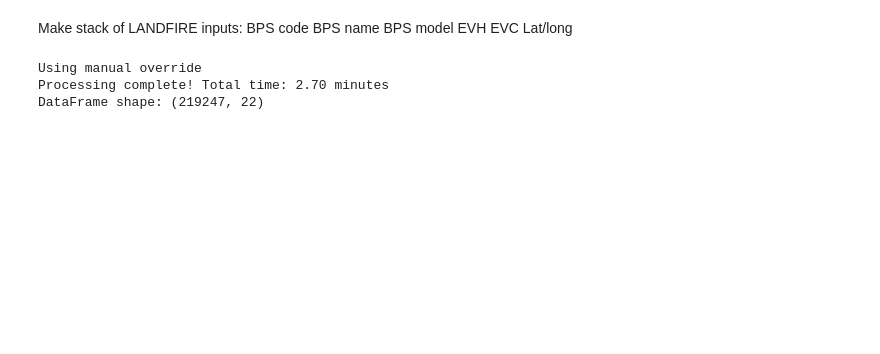
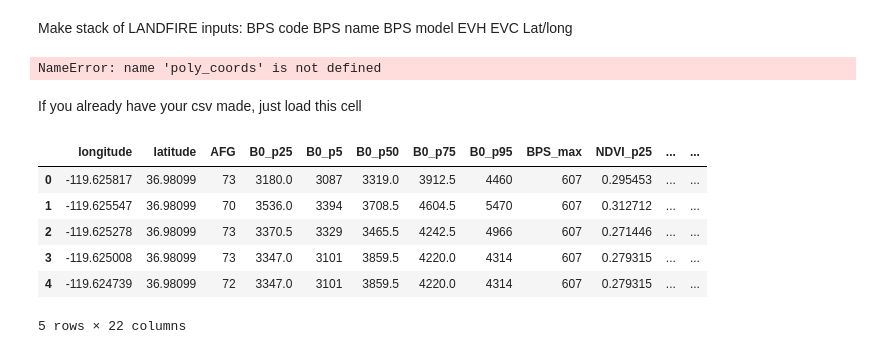
Before and after one commit to gearslaboratory/RVS, a Jupyter notebook: 240724_test/landfire_extract_shrubs.ipynb, the cells around one changed output. Drawn from its saved outputs; the diff is of its cells as text; code cells hidden in the pictures; blank space fills up the shorter version.

```diff
--- a/240724_test/landfire_extract_shrubs.ipynb
+++ b/240724_test/landfire_extract_shrubs.ipynb
@@ -66,6 +63,7 @@ Make stack of LANDFIRE inputs:
 import ee
 import pandas as pd
 import numpy as np
+import multiprocessing
 from multiprocessing.dummy import Pool as ThreadPool
 import time
 from functools import partial
@@ -282,9 +280,10 @@ if use_cali == True:
     boundary_geometry = 'users/colton11gerth/Cali'
     aoi = ee.FeatureCollection(boundary_geometry)
 
+n_threads = max(1, multiprocessing.cpu_count() - 1)
 # Process the region
 start_time = time.time()
-df = process_region(aoi, scale=30, max_points_per_chunk=10000, n_threads=4)
+dfs_1 = process_region(aoi, scale=30, max_points_per_chunk=10000, n_threads=n_threads)
 end_time = time.time()
 
 print(f"Processing complete! Total time: {(end_time - start_time)/60:.2f} minutes")
@@ -294,11 +293,32 @@ logging.info(f"Total processing time: {(end_time - start_time)/60:.2f} minutes")
 logging.info(f"DataFrame shape: {df.shape}")
 
 # Save results
-df.to_csv("landfire_pixel_data.csv", index=False)
+dfs_1.to_csv("landfire_pixel_data.csv", index=False)
 # %% [output]
-Using manual override
-Processing complete! Total time: 2.70 minutes
-DataFrame shape: (219247, 22)
+NameError: name 'poly_coords' is not defined
+# %% [markdown]
+If you already have your csv made, just load this cell
+# %%
+import ee
+import pandas as pd
+import numpy as np
+import multiprocessing
+from multiprocessing.dummy import Pool as ThreadPool
+import time
+from functools import partial
+import logging
+from datetime import datetime
+dfs_1 = pd.read_csv("landfire_pixel_data.csv")
+# %%
+dfs_1.head()
+# %% [output]
+|  | longitude | latitude | AFG | B0_p25 | B0_p5 | B0_p50 | B0_p75 | B0_p95 | BPS_max | NDVI_p25 | ... | ... |
+| 0 | -119.625817 | 36.98099 | 73 | 3180.0 | 3087 | 3319.0 | 3912.5 | 4460 | 607 | 0.295453 | ... | ... |
+| 1 | -119.625547 | 36.98099 | 70 | 3536.0 | 3394 | 3708.5 | 4604.5 | 5470 | 607 | 0.312712 | ... | ... |
+| 2 | -119.625278 | 36.98099 | 73 | 3370.5 | 3329 | 3465.5 | 4242.5 | 4966 | 607 | 0.271446 | ... | ... |
+| 3 | -119.625008 | 36.98099 | 73 | 3347.0 | 3101 | 3859.5 | 4220.0 | 4314 | 607 | 0.279315 | ... | ... |
+| 4 | -119.624739 | 36.98099 | 72 | 3347.0 | 3101 | 3859.5 | 4220.0 | 4314 | 607 | 0.279315 | ... | ... |
+5 rows × 22 columns
 # %%
 from google.cloud import storage
 
```
Also changed, not shown: parts of 9 cells of this notebook, 1 other file.
